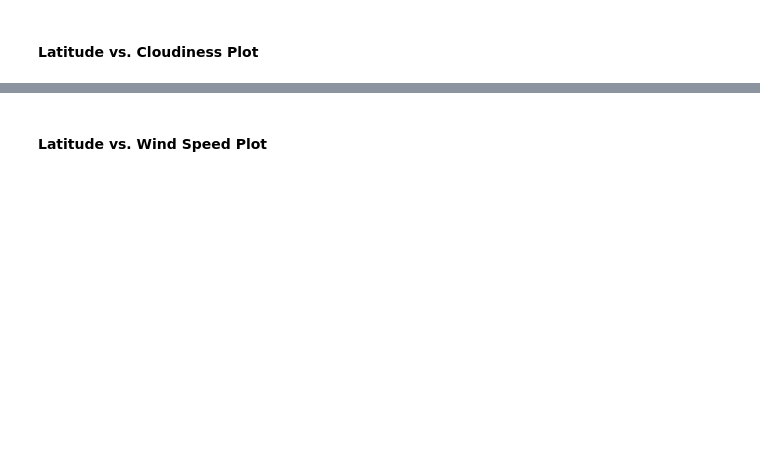
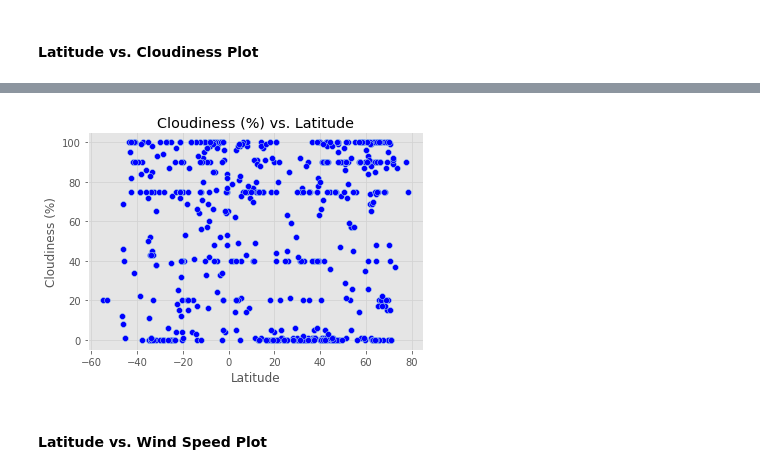
Before and after one commit to pauish/python-api-challenge, a Jupyter notebook: WeatherPy.ipynb, the cells around one changed output, grey strips where cells are left out. Saved outputs shown, nothing was run; the diff lists cells and outputs as text; code cells hidden in the pictures; blank space fills up the shorter version.

```diff
--- a/WeatherPy.ipynb
+++ b/WeatherPy.ipynb
@@ -118,2 +189,13 @@ dtype: int64
+# %%
+plt.scatter(lat,clouds,edgecolors="lightblue",facecolors="blue")
+plt.grid (b=True,which="major",axis="both",linestyle="-",color="lightgray")
+plt.title(f"Cloudiness (%) vs. Latitude")
+plt.xlabel("Latitude")
+plt.ylabel("Cloudiness (%)")
+plt.style.use('ggplot')
+plt.savefig("output_data/Cloudiness.png")
+plt.show()
+# %% [output]
+[figure, added]
 # %% [markdown]
 #### Latitude vs. Wind Speed Plot
```
Also changed, not shown: parts of 35 cells of this notebook, 5 other files.
